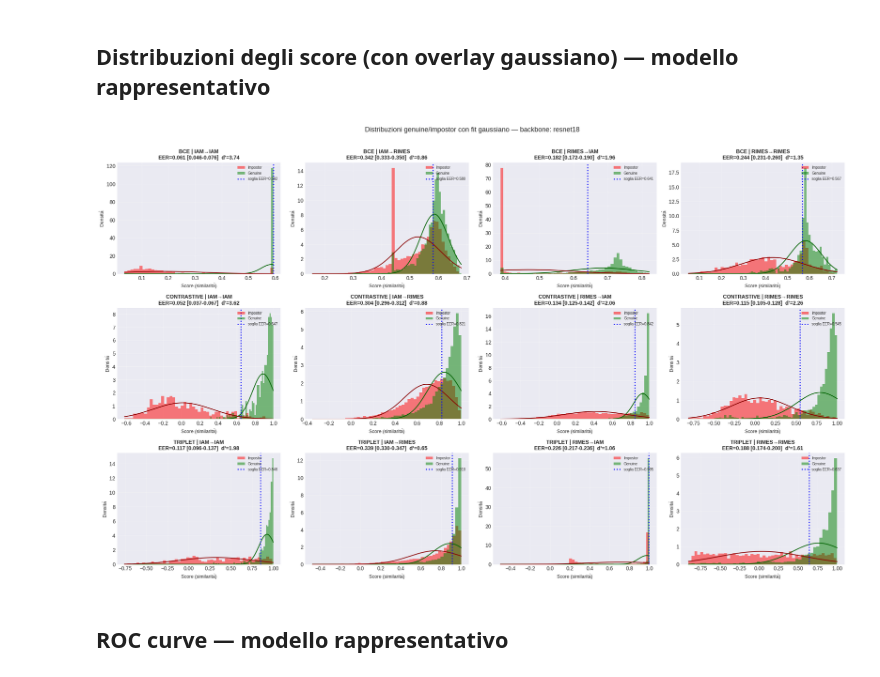
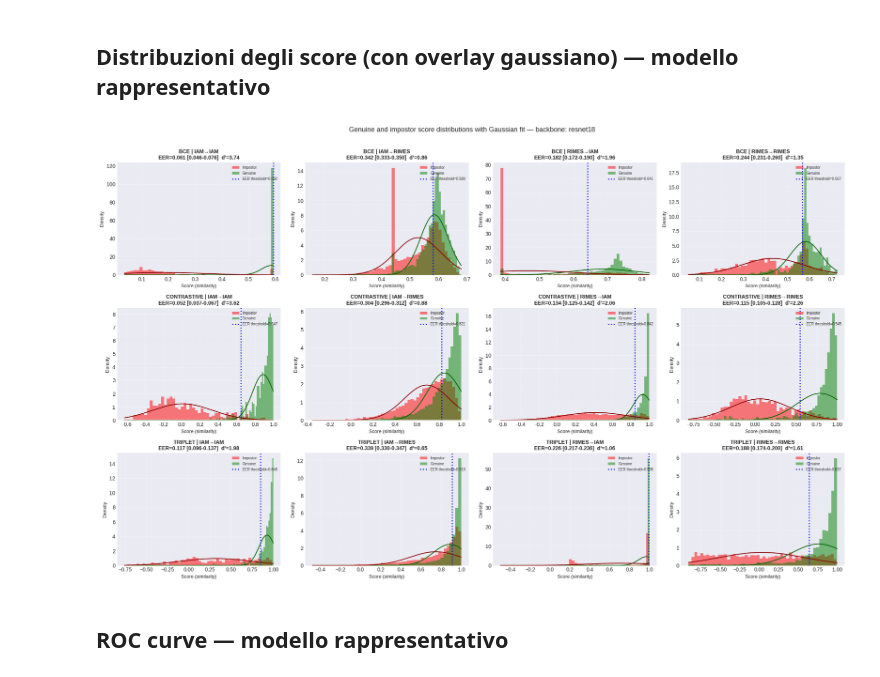
Before and after one commit to lorenzo-arcioni/HandVerify, a Jupyter notebook: notebooks/biometric_results_analysis_v3.ipynb, the cells around one changed output. Drawn from its saved outputs; the diff is of its cells as text; code cells hidden in the pictures.

```diff
--- a/notebooks/biometric_results_analysis_v3.ipynb
+++ b/notebooks/biometric_results_analysis_v3.ipynb
@@ -100,8 +98,7 @@ def resolve_experiment_path(loss, model_name, dataset_comb):
 
 def resolve_log_file(experiment_path, experiment_name):
     """Cerca il file di log grezzo (stdout capture) dell'esperimento.
-    Ritorna il Path se trovato, altrimenti None. Adatta i pattern se il
-    tuo script di training salva i log con un nome diverso."""
+    Ritorna il Path se trovato, altrimenti None."""
     if experiment_path is None:
         return None
     log_name_candidates = [
@@ -1026,38 +1008,38 @@ def plot_score_distributions(model_name):
                 continue
             genuine = data['genuine_vals']
             impostor = data['impostor_vals']
             m = computed_metrics[loss][model_name][dataset_comb]
             ax.hist(impostor, bins=50, alpha=0.5, label='Impostor', color='red', density=True)
             ax.hist(genuine, bins=50, alpha=0.5, label='Genuine', color='green', density=True)
             x_range = np.linspace(min(impostor.min(), genuine.min()),
                                    max(impostor.max(), genuine.max()), 200)
             ax.plot(x_range, stats.norm.pdf(x_range, m['mu_genuine'], m['sigma_genuine']),
                     color='darkgreen', linewidth=1.5)
             ax.plot(x_range, stats.norm.pdf(x_range, m['mu_impostor'], m['sigma_impostor']),
                     color='darkred', linewidth=1.5)
             ax.axvline(m['eer_threshold'], color='blue', linestyle=':', linewidth=2,
-                       label=f"soglia EER={m['eer_threshold']:.3f}")
+                       label=f"EER threshold={m['eer_threshold']:.3f}")
             train_ds, test_ds = dataset_comb.split('_to_')
             ax.set_title(f"{loss.upper()} | {train_ds.upper()}\u2192{test_ds.upper()}\n"
                          f"EER={m['eer']:.3f} [{m['eer_ci_low']:.3f}-{m['eer_ci_high']:.3f}]  "
                          f"d'={m['d_prime']:.2f}", fontsize=10, fontweight='bold')
-            ax.set_xlabel('Score (similarita\u0300)', fontsize=9)
-            ax.set_ylabel('Densita\u0300', fontsize=9)
+            ax.set_xlabel('Score (similarity)', fontsize=9)
+            ax.set_ylabel('Density', fontsize=9)
             ax.legend(fontsize=7, loc='upper right')
             ax.grid(True, alpha=0.3)
-    fig.suptitle(f"Distribuzioni genuine/impostor con fit gaussiano \u2014 backbone: {model_name}",
+    fig.suptitle(f"Genuine and impostor score distributions with Gaussian fit \u2014 backbone: {model_name}",
                  fontsize=13, y=1.01)
     plt.tight_layout()
     plt.savefig(f'./images/score_distributions_{model_name}.png', dpi=300, bbox_inches='tight')
     plt.show()
 
 
 if REPRESENTATIVE_MODEL in computed_metrics.get('bce', {}):
     plot_score_distributions(REPRESENTATIVE_MODEL)
 else:
     print(f"Modello rappresentativo '{REPRESENTATIVE_MODEL}' non trovato, salto il plot dettagliato.")
 # %% [output]
-[figure, old version]
+[figure, new version]
 # %% [markdown]
 ## ROC curve — modello rappresentativo
 # %%
```
Also changed, not shown: parts of 8 cells of this notebook, 22 other files.
